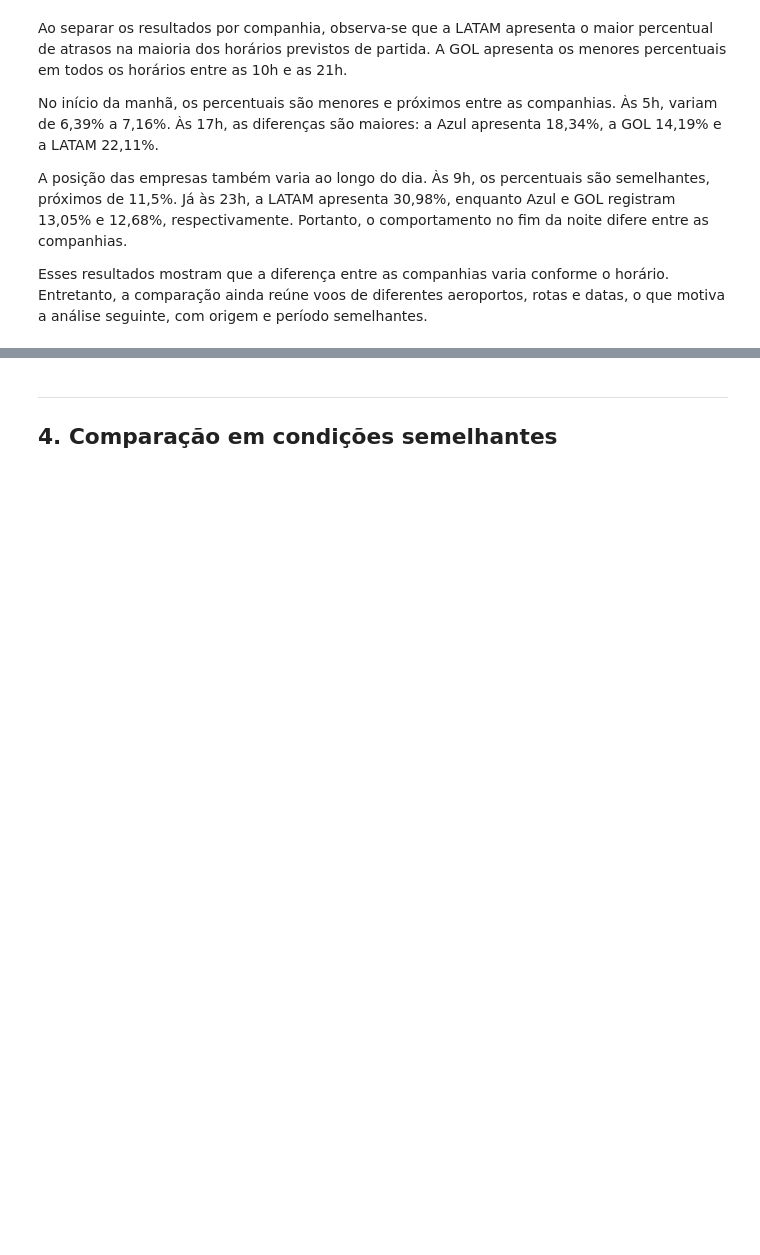
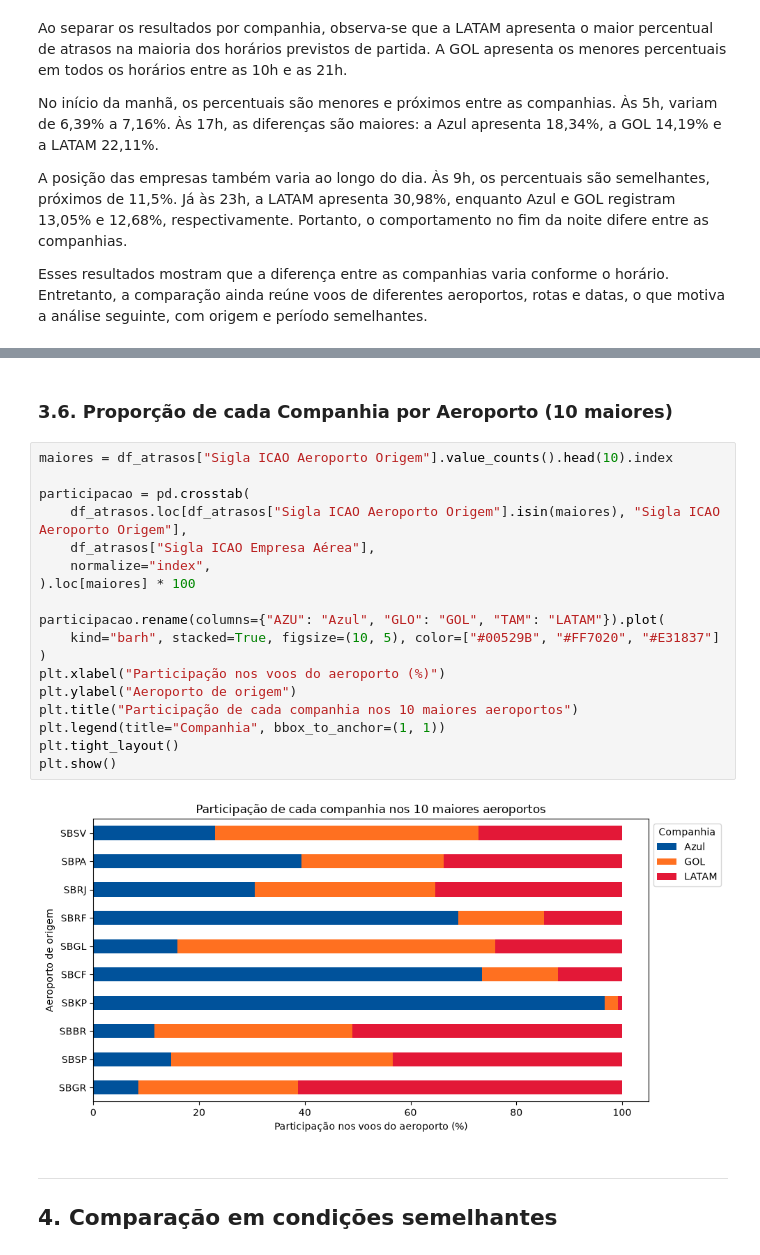
Before and after one commit to Matex0406/Projeto_2_CB, a Jupyter notebook: Projeto_2_CB.ipynb, the cells around one changed output, grey strips where cells are left out. Drawn from its saved outputs; the diff is of its cells as text; blank space fills up the shorter version.

```diff
--- a/Projeto_2_CB.ipynb
+++ b/Projeto_2_CB.ipynb
@@ -353,3 +474,25 @@ Esses resultados mostram que a diferença entre as companhias varia conforme o h
+# %% [markdown]
+### 3.6. Proporção de cada Companhia por Aeroporto (10 maiores)
+# %%
+maiores = df_atrasos["Sigla ICAO Aeroporto Origem"].value_counts().head(10).index
+
+participacao = pd.crosstab(
+    df_atrasos.loc[df_atrasos["Sigla ICAO Aeroporto Origem"].isin(maiores), "Sigla ICAO Aeroporto Origem"],
+    df_atrasos["Sigla ICAO Empresa Aérea"],
+    normalize="index",
+).loc[maiores] * 100
+
+participacao.rename(columns={"AZU": "Azul", "GLO": "GOL", "TAM": "LATAM"}).plot(
+    kind="barh", stacked=True, figsize=(10, 5), color=["#00529B", "#FF7020", "#E31837"]
+)
+plt.xlabel("Participação nos voos do aeroporto (%)")
+plt.ylabel("Aeroporto de origem")
+plt.title("Participação de cada companhia nos 10 maiores aeroportos")
+plt.legend(title="Companhia", bbox_to_anchor=(1, 1))
+plt.tight_layout()
+plt.show()
+# %% [output]
+[figure, added]
 # %% [markdown]
 ---
 ## 4. Comparação em condições semelhantes
```
Also changed, not shown: parts of 11 cells of this notebook.
